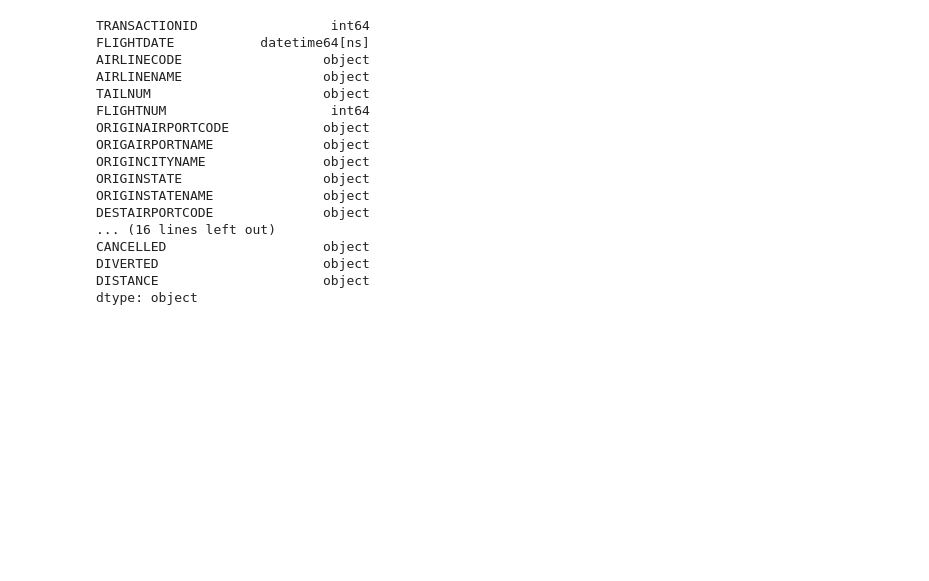
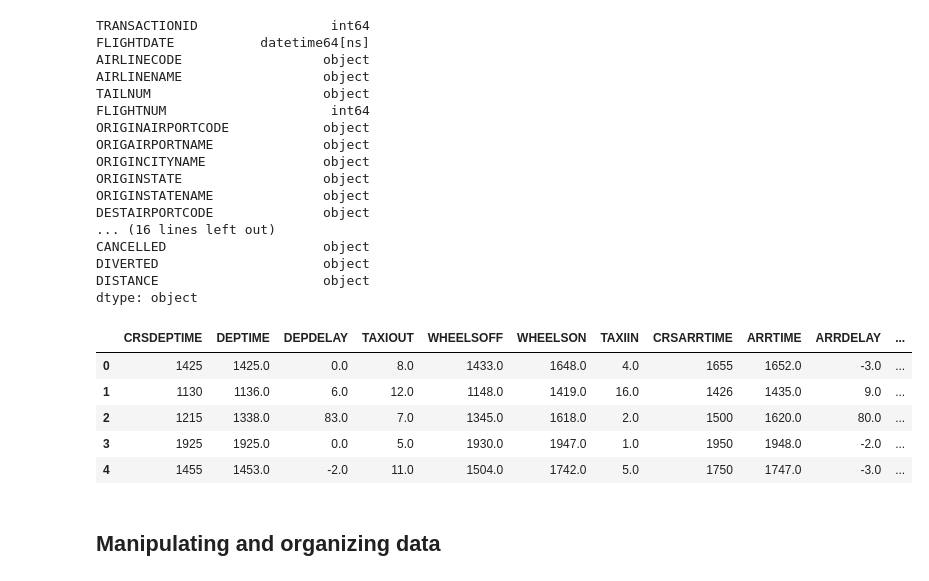
Before and after one commit to RonaldCedeno/Clustering-Flights, a Jupyter notebook: Flights K-Means.ipynb, the cells around one changed output. Cells and saved outputs as stored; diff of their text form; code cells hidden in the pictures; blank space fills up the shorter version.

Commit message:
Manipulating and organizing data

```diff
--- a/Flights K-Means.ipynb
+++ b/Flights K-Means.ipynb
@@ -39,3 +39,14 @@ CANCELLED                    object
 DIVERTED                     object
 DISTANCE                     object
 dtype: object
+# %%
+flights.iloc[:,16:].head()
+# %% [output]
+|  | CRSDEPTIME | DEPTIME | DEPDELAY | TAXIOUT | WHEELSOFF | WHEELSON | TAXIIN | CRSARRTIME | ARRTIME | ARRDELAY | ... |
+| 0 | 1425 | 1425.0 | 0.0 | 8.0 | 1433.0 | 1648.0 | 4.0 | 1655 | 1652.0 | -3.0 | ... |
+| 1 | 1130 | 1136.0 | 6.0 | 12.0 | 1148.0 | 1419.0 | 16.0 | 1426 | 1435.0 | 9.0 | ... |
+| 2 | 1215 | 1338.0 | 83.0 | 7.0 | 1345.0 | 1618.0 | 2.0 | 1500 | 1620.0 | 80.0 | ... |
+| 3 | 1925 | 1925.0 | 0.0 | 5.0 | 1930.0 | 1947.0 | 1.0 | 1950 | 1948.0 | -2.0 | ... |
+| 4 | 1455 | 1453.0 | -2.0 | 11.0 | 1504.0 | 1742.0 | 5.0 | 1750 | 1747.0 | -3.0 | ... |
+# %% [markdown]
+## Manipulating and organizing data
```
Also changed, not shown: parts of 31 cells of this notebook.
